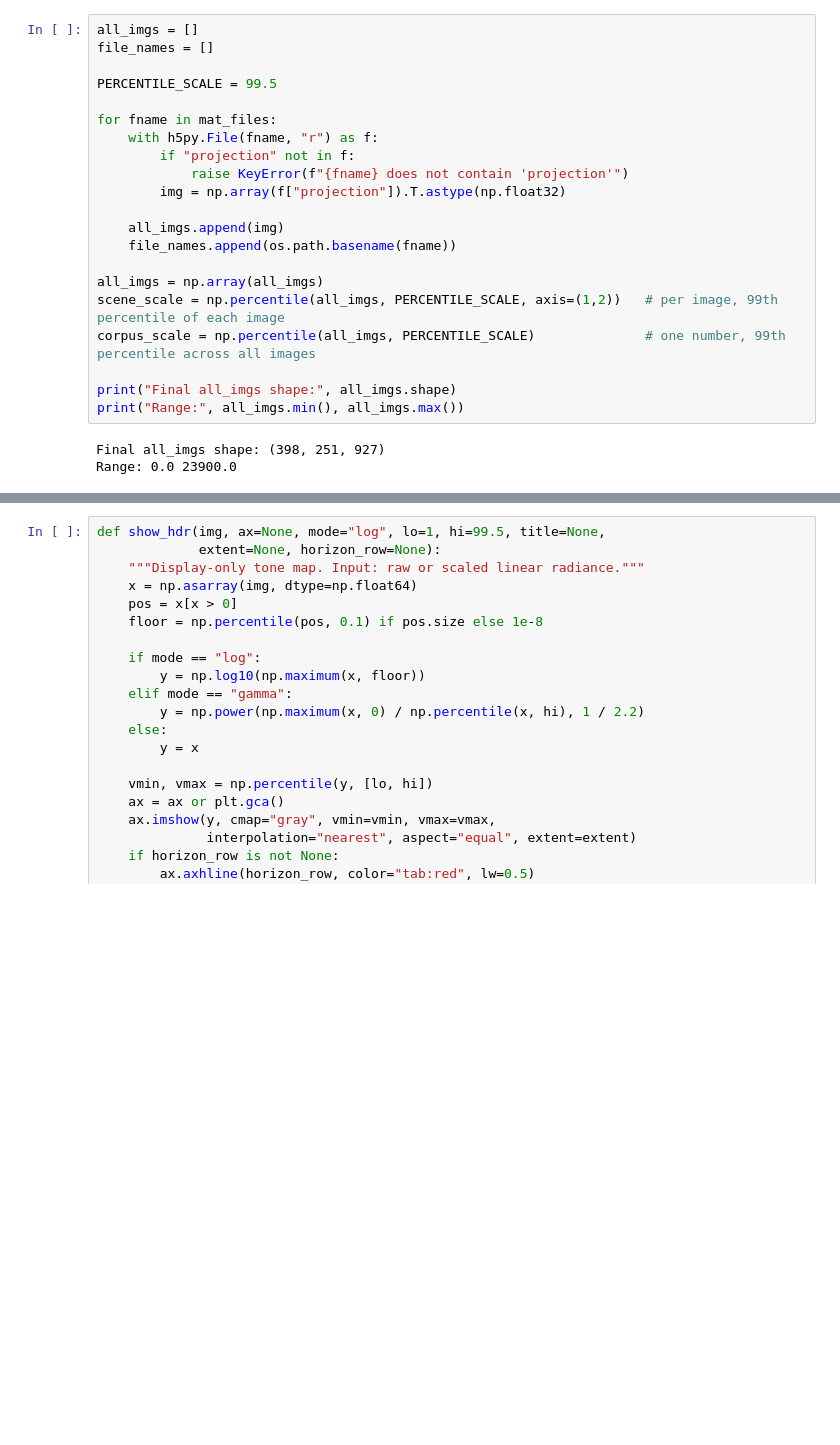
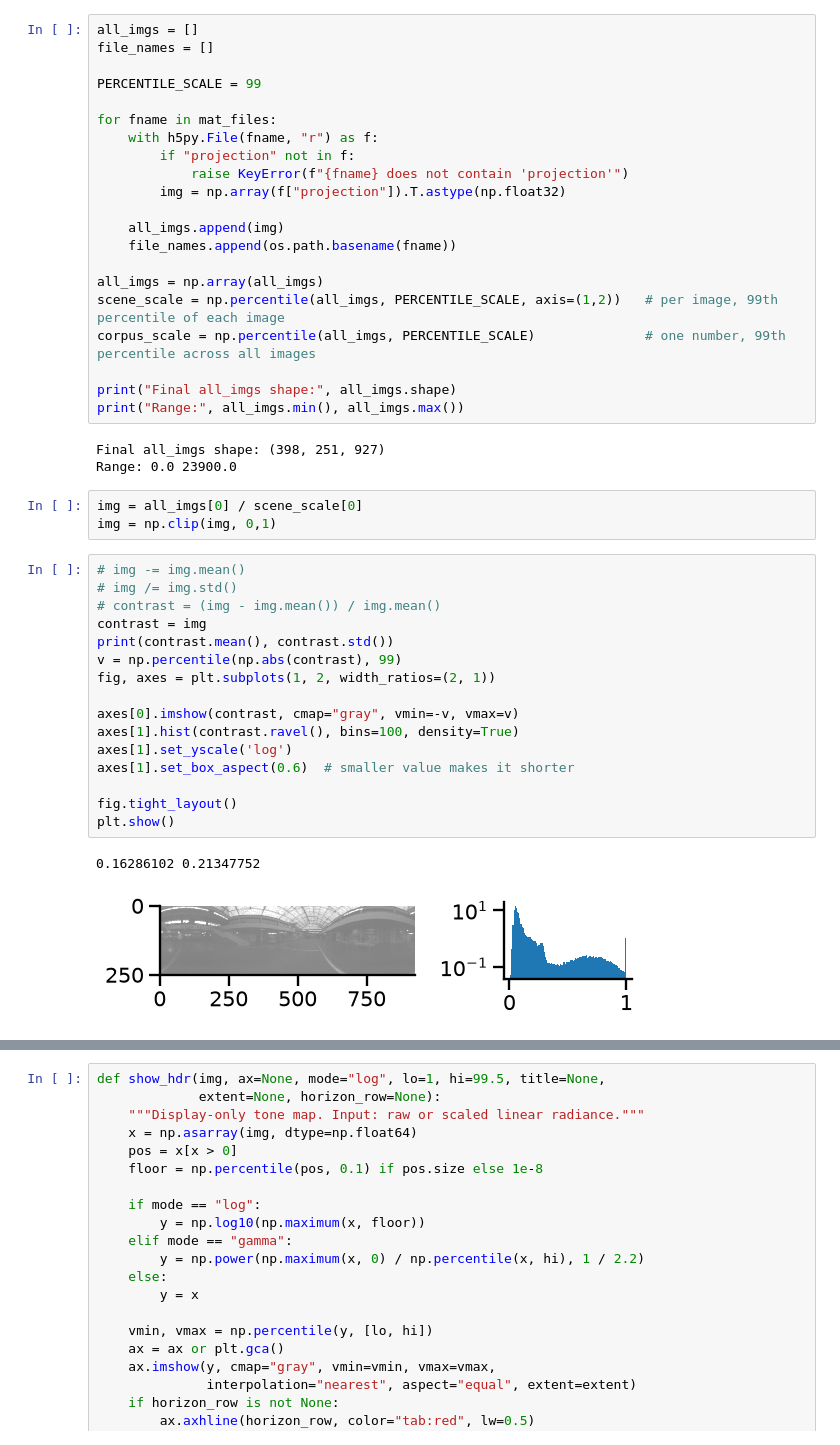
Before and after one commit to guardomayas/connectome_cnn, a Jupyter notebook: notebooks/stim_generation.ipynb, the cells around one changed output, grey strips where cells are left out. Drawn from its saved outputs; the diff is of its cells as text; blank space fills up the shorter version.

```diff
--- a/notebooks/stim_generation.ipynb
+++ b/notebooks/stim_generation.ipynb
@@ -23,7 +23,7 @@ Found 398 .mat files
 all_imgs = []
 file_names = []
 
-PERCENTILE_SCALE = 99.5
+PERCENTILE_SCALE = 99
 
 for fname in mat_files:
     with h5py.File(fname, "r") as f:
@@ -43,6 +43,28 @@ print("Range:", all_imgs.min(), all_imgs.max())
 # %% [output]
 Final all_imgs shape: (398, 251, 927)
 Range: 0.0 23900.0
+# %%
+img = all_imgs[0] / scene_scale[0]
+img = np.clip(img, 0,1)
+# %%
+# img -= img.mean()
+# img /= img.std()
+# contrast = (img - img.mean()) / img.mean()
+contrast = img
+print(contrast.mean(), contrast.std())
+v = np.percentile(np.abs(contrast), 99)
+fig, axes = plt.subplots(1, 2, width_ratios=(2, 1))
+
+axes[0].imshow(contrast, cmap="gray", vmin=-v, vmax=v)
+axes[1].hist(contrast.ravel(), bins=100, density=True)
+axes[1].set_yscale('log')
+axes[1].set_box_aspect(0.6)  # smaller value makes it shorter
+
+fig.tight_layout()
+plt.show()
+# %% [output]
+0.16286102 0.21347752
+[figure, added]
 # %%
 print("median/min ratio:", np.median(scene_scale) / scene_scale.min())
 print("images below median/5:", (scene_scale < np.median(scene_scale)/5).sum(), "/", len(scene_scale))
```
Also changed, not shown: parts of 2 cells of this notebook, 8 other files.
